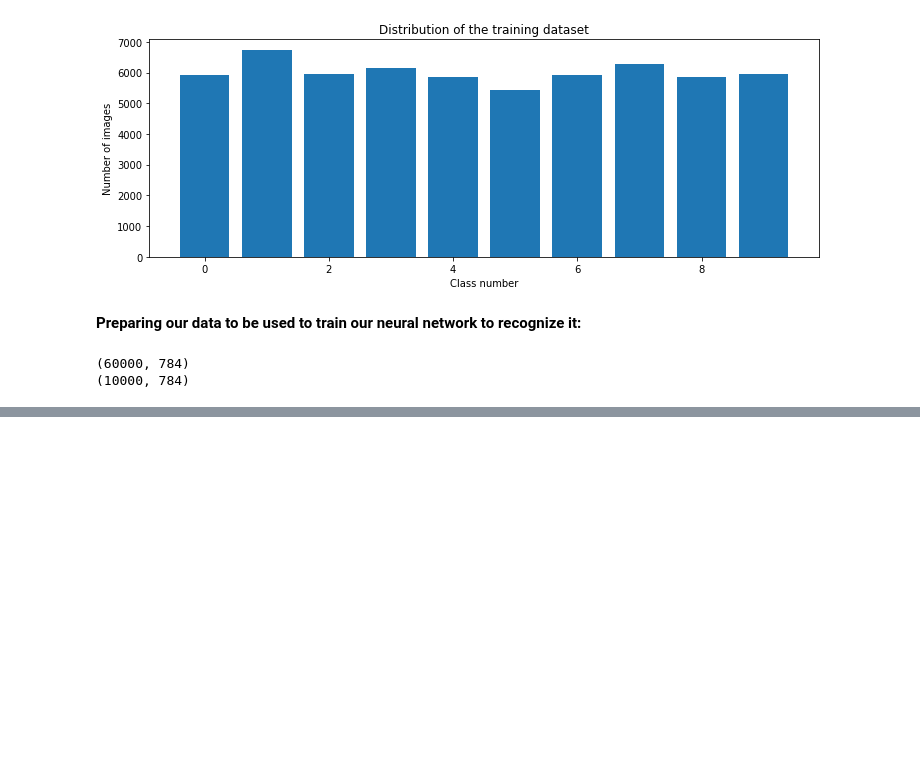
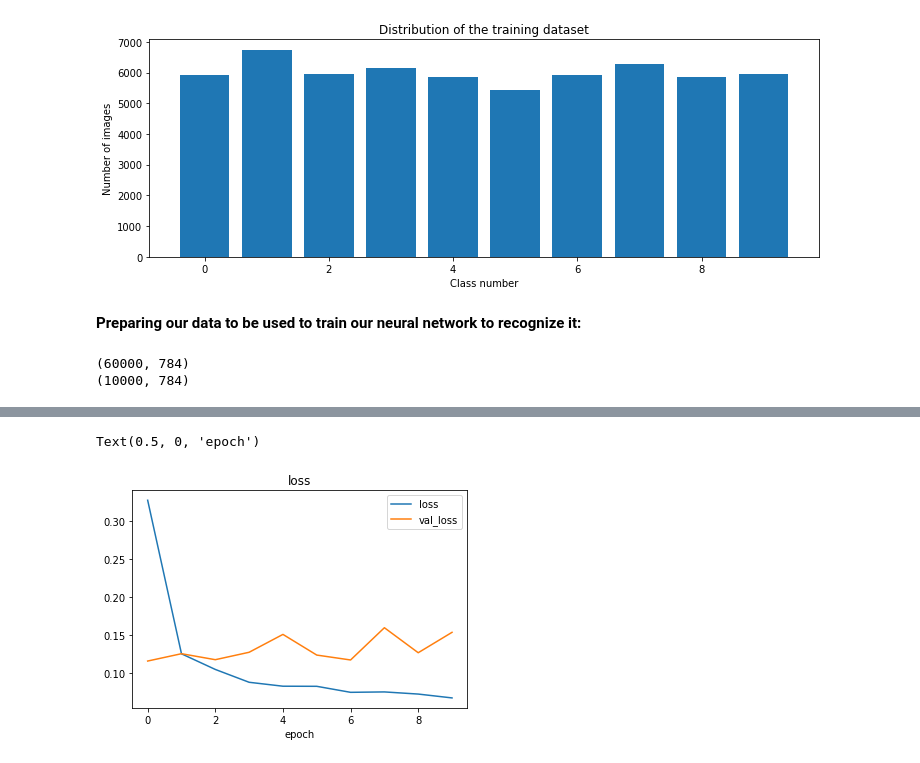
Before and after one commit to hpt1988/Applied-Deep-Learning_The-Complete-Self-Driving-Car-Course, a Jupyter notebook: mnist_image_recognition/mnist_image_recognition.ipynb, the cells around one changed output, grey strips where cells are left out. Saved outputs shown, nothing was run; the diff lists cells and outputs as text; code cells hidden in the pictures; blank space fills up the shorter version.

```diff
--- a/mnist_image_recognition/mnist_image_recognition.ipynb
+++ b/mnist_image_recognition/mnist_image_recognition.ipynb
@@ -114,0 +220,14 @@ Now that our data is properly formatted, we can finally move on towards creating
+# %%
+# We can also increase the number of nodes, and instead of 10 , we will use 784
+# nodes in each layer. With that, the capacity will be increased, and the model
+# will overfit.
+def create_model_2():
+    model = Sequential()
+    model.add(Dense(num_pixels, input_dim=num_pixels, activation='relu'))  # Input layer
+    model.add(Dense(num_pixels, activation='relu'))  # Hidden layer
+    model.add(Dense(num_classes, activation='softmax'))  # Output layer
+    model.compile(Adam(learning_rate=0.01), loss='categorical_crossentropy', metrics=['accuracy'])
+    return model
+# %%
+model_2 = create_model_2()
+print(model_2.summary())
@@ -114,0 +250,2 @@ Now that our data is properly formatted, we can finally move on towards creating
+# %%
+history_2 = model_2.fit(X_train, y_train, validation_split=0.1, epochs=10, batch_size=200, verbose=1, shuffle=1)
@@ -114,0 +273,9 @@ Now that our data is properly formatted, we can finally move on towards creating
+# %%
+plt.plot(history_2.history['loss'])
+plt.plot(history_2.history['val_loss'])  # Validation loss
+plt.legend(['loss', 'val_loss'])
+plt.title('loss')
+plt.xlabel('epoch')
+# %% [output]
+Text(0.5, 0, 'epoch')
+[figure, added]
```
Also changed, not shown: parts of 15 cells of this notebook, 1 other file.
